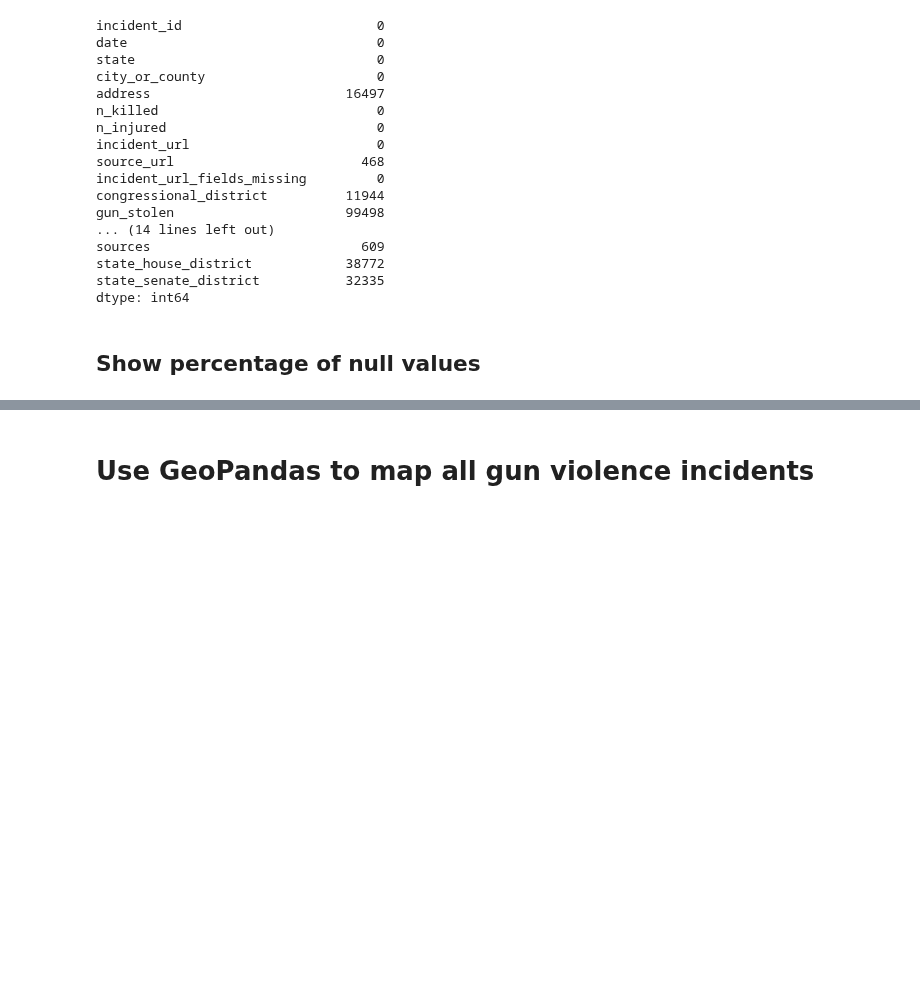
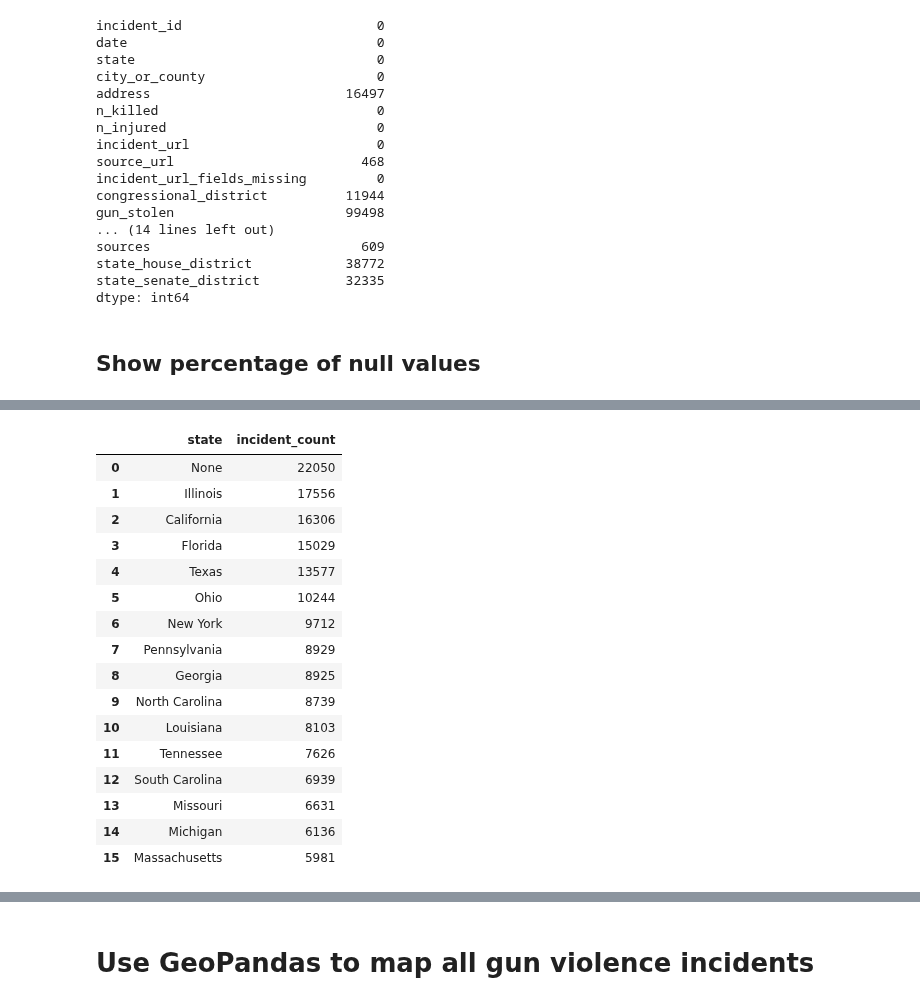
Before and after one commit to vivianndo/ads508_gunviolence, a Jupyter notebook: project.ipynb, the cells around one changed output, grey strips where cells are left out. Drawn from its saved outputs; the diff is of its cells as text; code cells hidden in the pictures; blank space fills up the shorter version.

```diff
--- a/project.ipynb
+++ b/project.ipynb
@@ -297,0 +308,22 @@ dtype: object
+# %%
+statement="SELECT state, count(*) as incident_count from ads508.gun_violence GROUP BY state ORDER BY count(*) DESC"
+gb_state=pd.read_sql(statement, conn)
+gb_state.head(16)
+# %% [output]
+|  | state | incident_count |
+| 0 | None | 22050 |
+| 1 | Illinois | 17556 |
+| 2 | California | 16306 |
+| 3 | Florida | 15029 |
+| 4 | Texas | 13577 |
+| 5 | Ohio | 10244 |
+| 6 | New York | 9712 |
+| 7 | Pennsylvania | 8929 |
+| 8 | Georgia | 8925 |
+| 9 | North Carolina | 8739 |
+| 10 | Louisiana | 8103 |
+| 11 | Tennessee | 7626 |
+| 12 | South Carolina | 6939 |
+| 13 | Missouri | 6631 |
+| 14 | Michigan | 6136 |
+| 15 | Massachusetts | 5981 |
```
Also changed, not shown: parts of 27 cells of this notebook.
